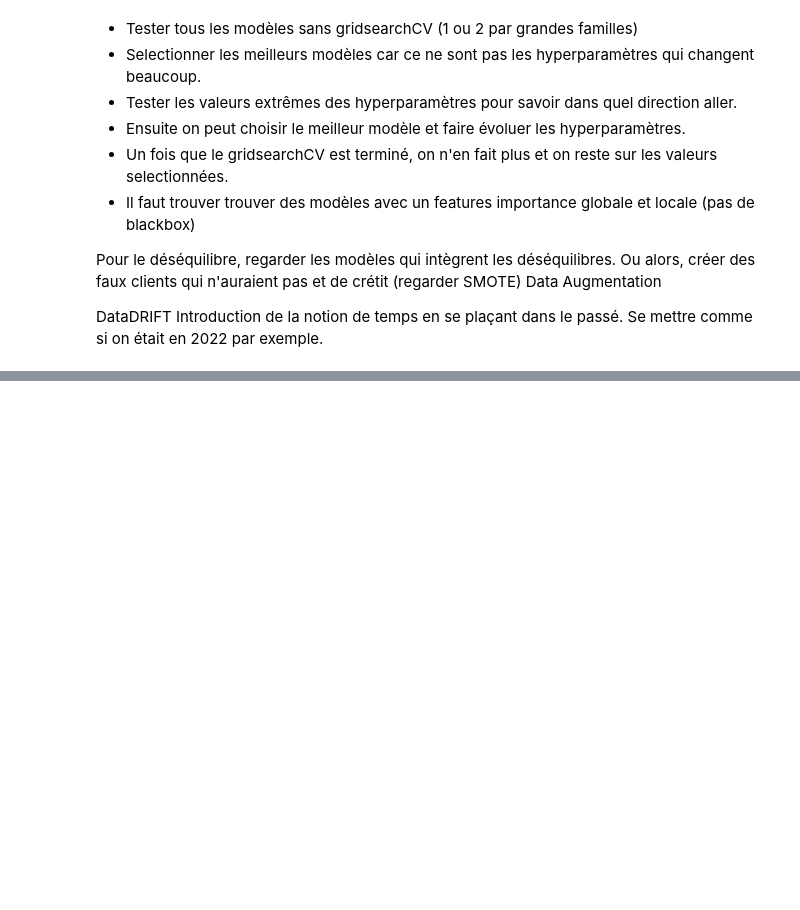
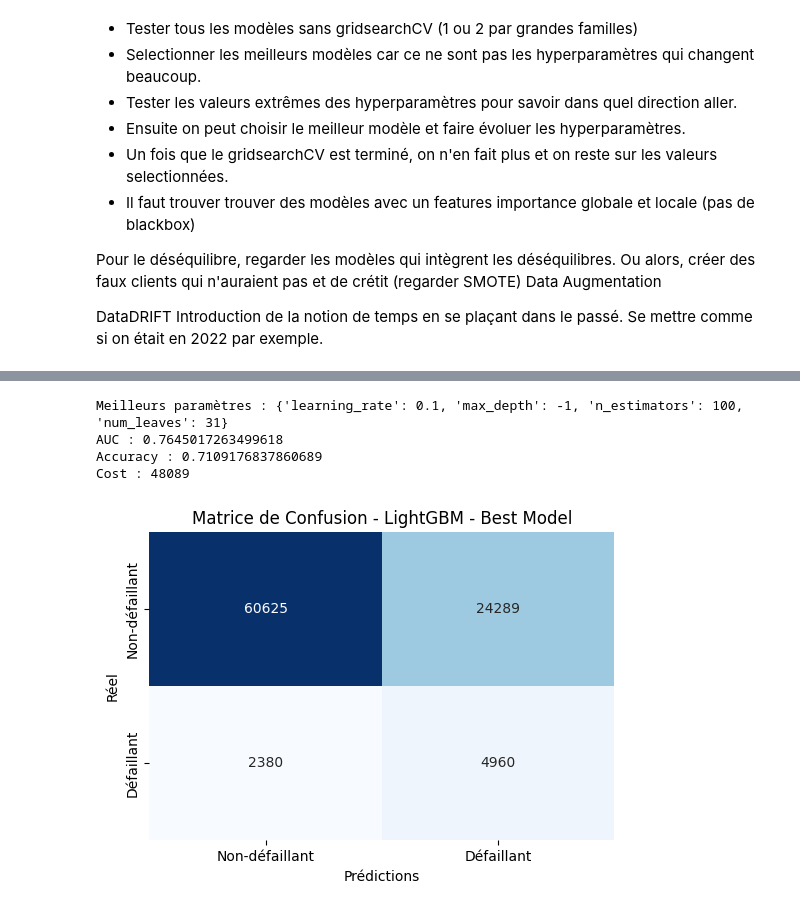
Before and after one commit to SebastienMorichon/DS-PROJET-07, a Jupyter notebook: Livrable.ipynb, the cells around one changed output, grey strips where cells are left out. Drawn from its saved outputs; the diff is of its cells as text; code cells hidden in the pictures; blank space fills up the shorter version.

Commit message:
Test modèles
Test de plusieurs modèles et selection du modèle le plus pertinent. Ajout d'un GridSearchCV et test sur MLFlow

```diff
--- a/Livrable.ipynb
+++ b/Livrable.ipynb
@@ -136,0 +166,70 @@ Introduction de la notion de temps en se plaçant dans le passé. Se mettre comm
+# %%
+# Paramètres de la grille pour le GridSearchCV
+param_grid = {
+    'num_leaves': [31, 50],
+    'max_depth': [-1, 10, 20],
+    'learning_rate': [0.1, 0.01],
+    'n_estimators': [100, 200]
+}
+
+# Initialisation du modèle LightGBM
+lgbm = LGBMClassifier(class_weight='balanced', random_state=0)
+
+# Configuration de GridSearchCV
+grid_search = GridSearchCV(estimator=lgbm, param_grid=param_grid, scoring='roc_auc', cv=3, n_jobs=-1, verbose=1)
+
+# Démarrer une expérimentation MLFlow
+with mlflow.start_run():
+    # Mesurer le temps de recherche de la grille
+    start_time = time.time()
+    grid_search.fit(X_train, y_train)
+    grid_search_time = time.time() - start_time
+    print(f"Temps de GridSearchCV : {grid_search_time:.2f} secondes")
+    mlflow.log_metric("grid_search_time", grid_search_time)
+
+    # Enregistrer les meilleurs paramètres trouvés
+    best_params = grid_search.best_params_
+    for param, value in best_params.items():
+        mlflow.log_param(param, value)
+
+    # Meilleur modèle obtenu par GridSearchCV
+    best_model = grid_search.best_estimator_
+
+    # Entraîner le meilleur modèle sur l’ensemble d’entraînement complet
+    start_time = time.time()
+    best_model.fit(X_train, y_train)
+    training_time = time.time() - start_time
+    mlflow.log_metric("training_time", training_time)
+
+    # Prédictions et évaluation sur l’ensemble de test
+    start_time = time.time()
+    y_pred = best_model.predict(X_test)
+    y_proba = best_model.predict_proba(X_test)[:, 1]
+    prediction_time = time.time() - start_time
+    mlflow.log_metric("prediction_time", prediction_time)
+
+    # Calcul des métriques
+    auc = roc_auc_score(y_test, y_proba)
+    accuracy = accuracy_score(y_test, y_pred)
+    conf_matrix = confusion_matrix(y_test, y_pred)
+    fp = conf_matrix[0][1]
+    fn = conf_matrix[1][0]
+    cost = fp + 10 * fn  # Coût métier
+
+    # Enregistrement des métriques dans MLFlow
+    mlflow.log_metric("AUC", auc)
+    mlflow.log_metric("Accuracy", accuracy)
+    mlflow.log_metric("Cost", cost)
+
+    # Enregistrement du modèle dans MLFlow
+    mlflow.sklearn.log_model(best_model, "best_lightgbm_model")
+
+    # Affichage des résultats
+    print(f"Meilleurs paramètres : {best_params}")
+    print(f"AUC : {auc}")
+    print(f"Accuracy : {accuracy}")
+    print(f"Cost : {cost}")
+
+    # Tracer et loguer la matrice de confusion
+    plot_and_log_confusion_matrix("LightGBM - Best Model", y_test, y_pred)
+# %% [output]
@@ -136,0 +255,5 @@ Introduction de la notion de temps en se plaçant dans le passé. Se mettre comm
+Meilleurs paramètres : {'learning_rate': 0.1, 'max_depth': -1, 'n_estimators': 100, 'num_leaves': 31}
+AUC : 0.7645017263499618
+Accuracy : 0.7109176837860689
+Cost : 48089
+[figure, added]
```
Also changed, not shown: parts of 12 cells of this notebook, 5 other files.
